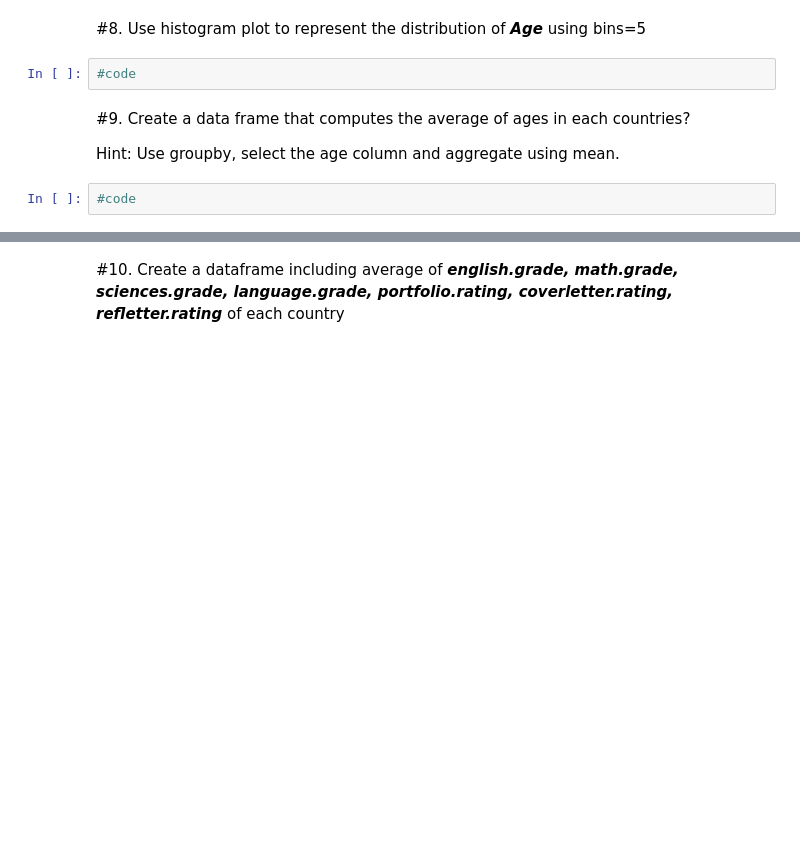
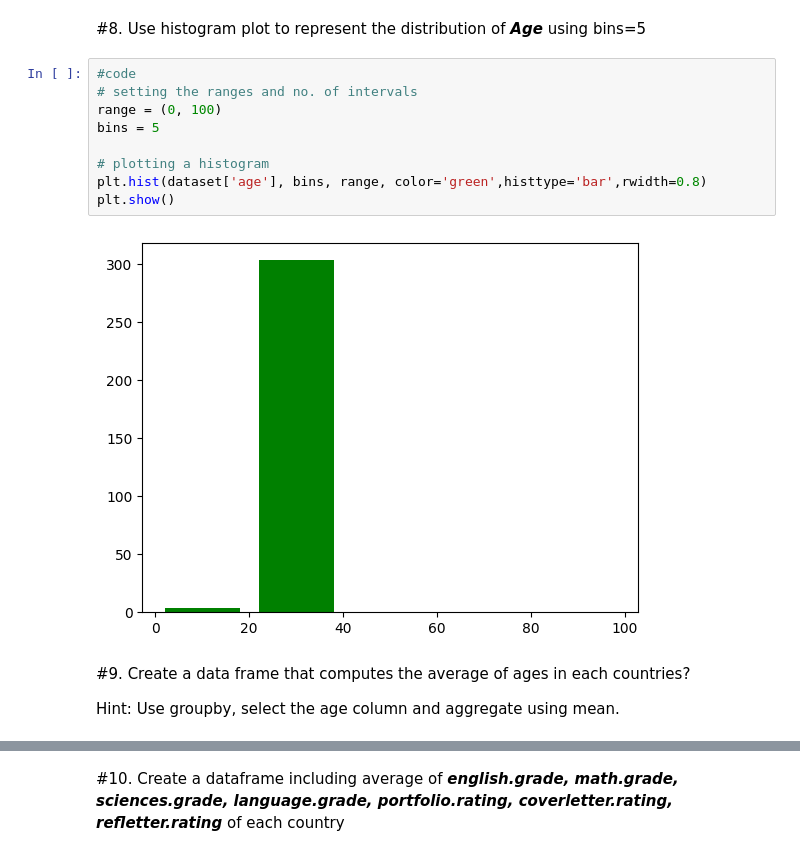
Before and after one commit to PhamTienLoc/Lab_ML, a Jupyter notebook: Lab_2_21130429_PhamTienLoc.ipynb, the cells around one changed output, grey strips where cells are left out. Saved outputs shown, nothing was run; the diff lists cells and outputs as text; blank space fills up the shorter version.

```diff
--- a/Lab_2_21130429_PhamTienLoc.ipynb
+++ b/Lab_2_21130429_PhamTienLoc.ipynb
@@ -93,11 +116,18 @@ Rememer adding titles, xlabel, ylabel, ... to the plot
 # %% [markdown]
 #8. Use histogram plot to represent the distribution of ***Age***
 using bins=5
-# %%
-#code
+# %%
+#code
+# setting the ranges and no. of intervals
+range = (0, 100)
+bins = 5
+
+# plotting a histogram
+plt.hist(dataset['age'], bins, range, color='green',histtype='bar',rwidth=0.8)
+plt.show()
+# %% [output]
+[figure, added]
 # %% [markdown]
 #9. Create a data frame that computes the average of ages in each countries?
 
 Hint: Use groupby, select the age column and aggregate using mean.
-# %%
-#code
```
Also changed, not shown: parts of 10 cells of this notebook.
